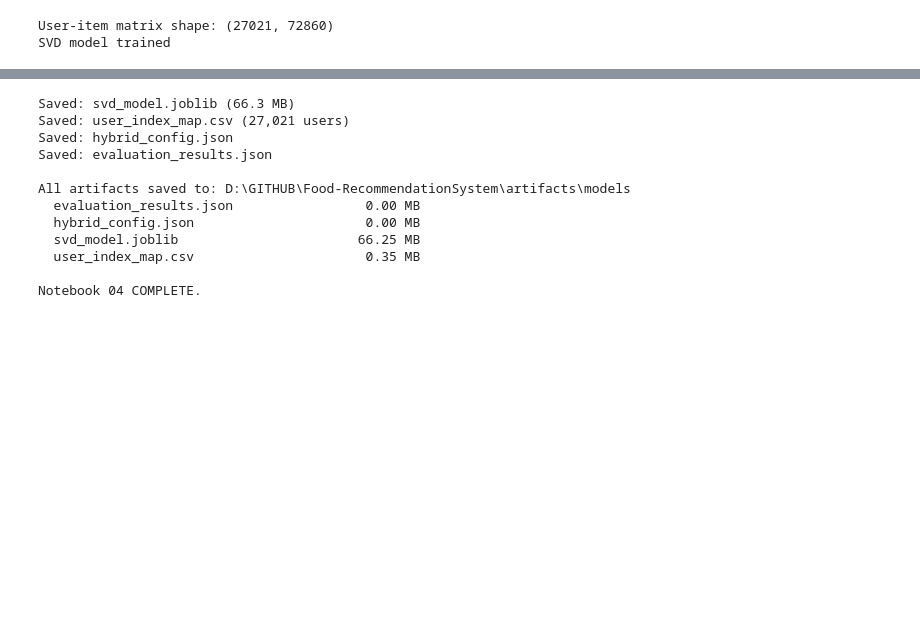
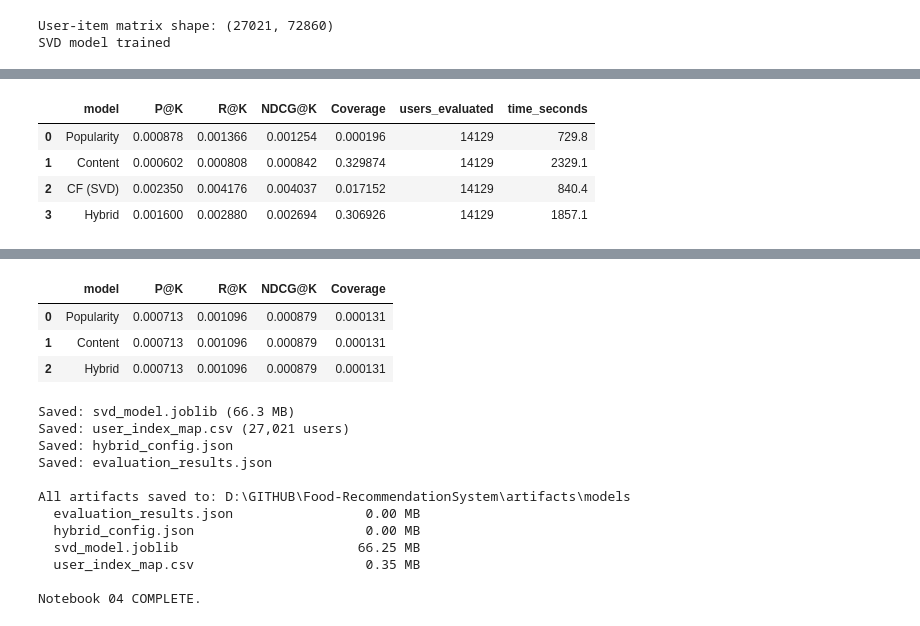
Before and after one commit to PH31M/Food-RecommendationSystem, a Jupyter notebook: notebooks/04_recommendation_model.ipynb, the cells around one changed output, grey strips where cells are left out. Saved outputs shown, nothing was run; the diff lists cells and outputs as text; code cells hidden in the pictures; blank space fills up the shorter version.

```diff
--- a/notebooks/04_recommendation_model.ipynb
+++ b/notebooks/04_recommendation_model.ipynb
@@ -615,16 +625,24 @@ Sample liked: ['kevin s best corned beef', 'greek spinach triangles']
 import time
 from collections import defaultdict
 K = 10
-# ─── Ground truth: mỗi user → set recipes rated ≥ 4 trong val ───
+# --- Ground truth: only evaluate unseen positives in validation ---
+val_positive = val_interactions[val_interactions["rating"] >= 4].copy()
+train_seen_by_user = train_interactions.groupby("user_id")["recipe_id"].apply(set).to_dict()
+
+def build_unseen_relevant(group):
+    user_id = group.name
+    seen = train_seen_by_user.get(user_id, set())
+    return set(group[~group.isin(seen)])
+
 val_relevant = (
-    val_interactions[val_interactions["rating"] >= 4]
-    .groupby("user_id")["recipe_id"]
-    .apply(set)
+    val_positive.groupby("user_id")["recipe_id"]
+    .apply(build_unseen_relevant)
     .to_dict()
 )
+val_relevant = {u: items for u, items in val_relevant.items() if len(items) > 0}
 val_user_ids = list(val_relevant.keys())
-print(f"Val users with relevant items: {len(val_user_ids):,}")
-print(f"Avg relevant items per user: {np.mean([len(v) for v in val_relevant.values()]):.1f}")
+print(f"Val users with unseen relevant items: {len(val_user_ids):,}")
+print(f"Avg unseen relevant items per user: {np.mean([len(v) for v in val_relevant.values()]):.1f}")
 # ─── Metric functions ───
 def precision_at_k(recommended, relevant, k):
     rec_set = set(recommended[:k])
@@ -642,31 +660,49 @@ def ndcg_at_k(recommended, relevant, k):
     idcg = sum(1.0 / np.log2(i + 2) for i in range(ideal_hits))
     return dcg / idcg if idcg > 0 else 0.0
 # ─── Evaluate 1 model ───
-def evaluate_model(recommend_fn, model_name, user_ids, k=K):
+def evaluate_model(recommend_fn, model_name, user_ids, k=K, max_error_rate=0.01):
     precisions = []
     recalls = []
     ndcgs = []
     all_recommended = set()
     skipped = 0
+    errors = 0
     t0 = time.time()
+
     for i, user_id in enumerate(user_ids):
         relevant = val_relevant.get(user_id, set())
         if len(relevant) == 0:
             skipped += 1
             continue
+
         try:
             result = recommend_fn(user_id, n=k)
+            if not isinstance(result, pd.DataFrame) or "recipe_id" not in result.columns:
+                raise ValueError("recommend_fn must return DataFrame with 'recipe_id' column")
             rec_list = result["recipe_id"].tolist()
-        except Exception:
+        except Exception as exc:
+            errors += 1
             rec_list = []
+            if errors <= 5:
+                print(f"  [{model_name}] ERROR user={user_id}: {exc}")
+
         precisions.append(precision_at_k(rec_list, relevant, k))
         recalls.append(recall_at_k(rec_list, relevant, k))
         ndcgs.append(ndcg_at_k(rec_list, relevant, k))
         all_recommended.update(rec_list)
+
         if (i + 1) % 2000 == 0:
             elapsed = time.time() - t0
-            print(f"  [{model_name}] {i+1:,}/{len(user_ids):,} users ({elapsed:.0f}s)")
+            print(f"  [{model_name}] {i+1:,}/{len(user_ids):,} users ({elapsed:.0f}s), errors={errors}")
+
     elapsed = time.time() - t0
+    users_evaluated = len(precisions)
+    error_rate = (errors / users_evaluated) if users_evaluated > 0 else 0.0
+    if error_rate > max_error_rate:
+        raise RuntimeError(
+            f"[{model_name}] Evaluation error rate too high: {error_rate:.2%} > {max_error_rate:.2%}"
+        )
+
     n_total_items = len(recipe_name_map)
     coverage = len(all_recommended) / n_total_items if n_total_items > 0 else 0
     metrics = {
@@ -675,20 +711,28 @@ def evaluate_model(recommend_fn, model_name, user_ids, k=K):
         "R@K": np.mean(recalls) if recalls else 0,
         "NDCG@K": np.mean(ndcgs) if ndcgs else 0,
         "Coverage": coverage,
-        "users_evaluated": len(precisions),
+        "users_evaluated": users_evaluated,
         "users_skipped": skipped,
+        "errors": errors,
+        "error_rate": round(error_rate, 6),
         "time_seconds": round(elapsed, 1),
     }
-    print(f"  [{model_name}] Done in {elapsed:.1f}s — P@{k}={metrics['P@K']:.4f}")
+    print(f"  [{model_name}] Done in {elapsed:.1f}s - P@{k}={metrics['P@K']:.4f}, errors={errors}")
     return metrics
 # ─── Chạy evaluation cho từng model ───
 print(f"\n{'='*60}")
 print(f"Evaluating on {len(val_user_ids):,} val users, K={K}")
 print(f"{'='*60}\n")
 results = []
+
+# Adapter to keep a consistent interface recommend_fn(user_id, n)
+def recommend_popularity_for_user(user_id, n=10):
+    seen_ids = train_seen_by_user.get(user_id, set())
+    return recommend_popular(n=n, exclude_ids=seen_ids)
+
 # 1) Popularity
 print("▶ Popularity")
-results.append(evaluate_model(recommend_popular, "Popularity", val_user_ids))
+results.append(evaluate_model(recommend_popularity_for_user, "Popularity", val_user_ids))
 # 2) Content
 print("\n▶ Content-Based")
 results.append(evaluate_model(recommend_for_user_content, "Content", val_user_ids))
@@ -714,7 +758,7 @@ cold_start_val_users = [u for u in val_user_ids if u not in train_user_ids]
 print(f"Cold-start users in val with relevant items: {len(cold_start_val_users):,}\n")
 if cold_start_val_users:
     cold_results = []
-    for name, fn in [("Popularity", recommend_popular),
+    for name, fn in [("Popularity", recommend_popularity_for_user),
                      ("Content", recommend_for_user_content),
                      ("Hybrid", recommend_hybrid)]:
         print(f"▶ {name} (cold-start only)")
@@ -743,0 +788,5 @@ Evaluating on 14,129 val users, K=10
+|  | model | P@K | R@K | NDCG@K | Coverage | users_evaluated | time_seconds |
+| 0 | Popularity | 0.000878 | 0.001366 | 0.001254 | 0.000196 | 14129 | 729.8 |
+| 1 | Content | 0.000602 | 0.000808 | 0.000842 | 0.329874 | 14129 | 2329.1 |
+| 2 | CF (SVD) | 0.002350 | 0.004176 | 0.004037 | 0.017152 | 14129 | 840.4 |
+| 3 | Hybrid | 0.001600 | 0.002880 | 0.002694 | 0.306926 | 14129 | 1857.1 |
@@ -745,3 +808,7 @@ KeyboardInterrupt:
+|  | model | P@K | R@K | NDCG@K | Coverage |
+| 0 | Popularity | 0.000713 | 0.001096 | 0.000879 | 0.000131 |
+| 1 | Content | 0.000713 | 0.001096 | 0.000879 | 0.000131 |
+| 2 | Hybrid | 0.000713 | 0.001096 | 0.000879 | 0.000131 |
 # %%
 # === Cell 9 - Save Model Artifacts ===
 # - Save to artifacts/models/:
```
Also changed, not shown: parts of 4 cells of this notebook, 10 other files.
